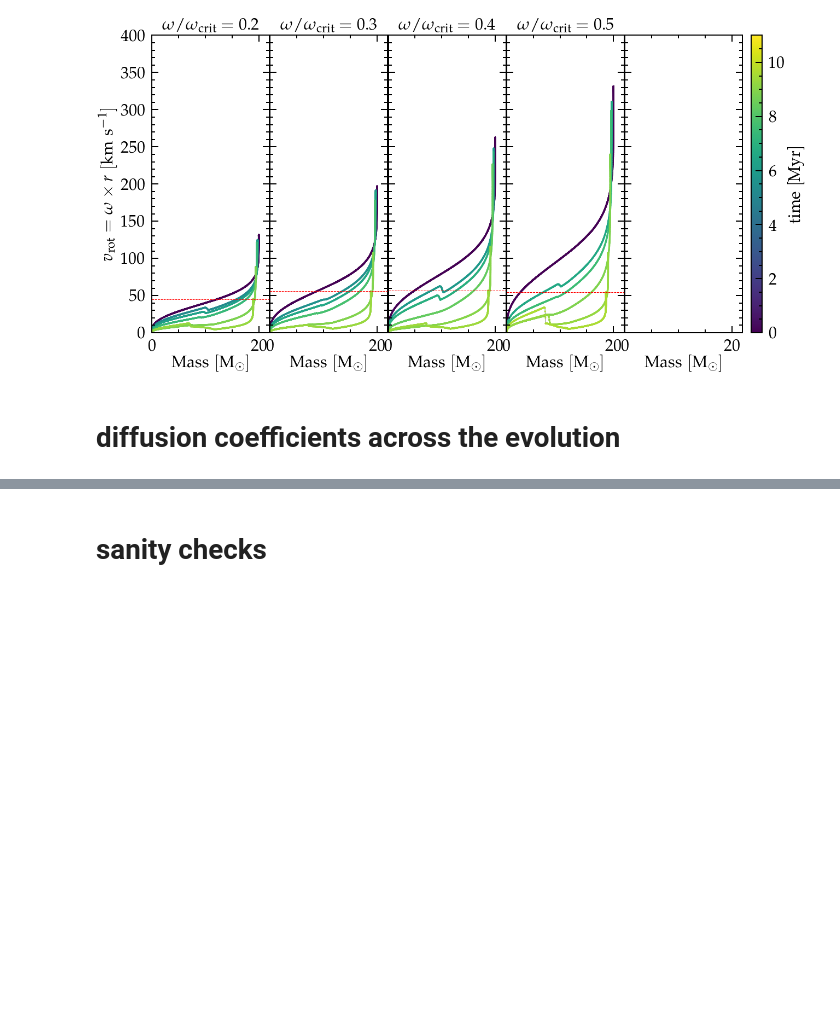
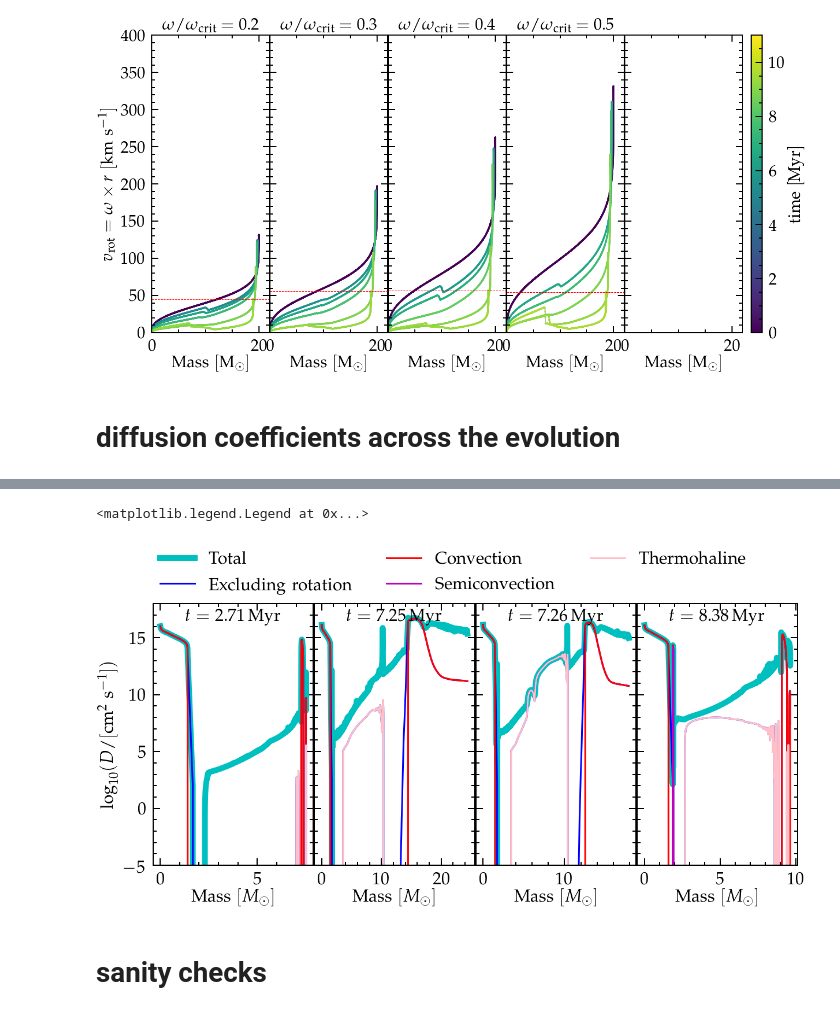
Before and after one commit to mathren/zeta_oph, a Jupyter notebook: notebooks/mixing_and_AM.ipynb, the cells around one changed output, grey strips where cells are left out. Cells and saved outputs as stored; diff of their text form; code cells hidden in the pictures; blank space fills up the shorter version.

Commit message:
updated plot

```diff
--- a/notebooks/mixing_and_AM.ipynb
+++ b/notebooks/mixing_and_AM.ipynb
@@ -487,3 +513,41 @@ fig.savefig('/mnt/home/mrenzo/Templates/zeta_oph/manuscript/figures/D_mix.pdf')
+# %%
+root = "/mnt/home/mrenzo/RUNS/zeta_ophiuchi/M1_25_M2_17_P100_Z0.01/re-run_exponential/"
+
+LOGS = root+"binary_to_postRLOF/LOGS2/"
+LOGS_single = root+"accretor_to_TAMS/LOGS/"
+
+profiles =  [LOGS+'/profile31.data',  # model_number = 1500
+             LOGS+'/profile81.data',  # model_number = 4000
+             LOGS+'/profile111.data', # model_number = 5500
+             LOGS_single+'/profile11.data']
+
+fig = plt.figure(figsize=(20,10))
+gs = gridspec.GridSpec(120, 100)
+ax1 = fig.add_subplot(gs[:100, :25])
+ax2 = fig.add_subplot(gs[:100, 25:50])
+ax3 = fig.add_subplot(gs[:100, 50:75])
+ax4 = fig.add_subplot(gs[:100, 75:])
+# ax_legend = fig.add_subplot(gs[100:,:])
+
+axes = [ax1, ax2, ax3,ax4]
+ax1.set_ylabel(r"$\log_{10}(D / \mathrm{[cm^2\ s^{-1}]})$")
+ax1.set_ylim(-5,18)
+for ax in axes:
+    if ax != ax1:
+        ax.set_yticklabels([])
+    ax.set_ylim(ax1.get_ylim())
+    ax.set_xlabel(r"$\mathrm{Mass \ } [M_\odot]$")
+    # ax.set_xlim(xmin=0, xmax=22.5)
+for pfile in profiles:
+    plot_Dmix_radius(pfile, ax=axes[profiles.index(pfile)])
+
+ax1.legend(loc='lower left', bbox_to_anchor= (0, 1.01), ncol=3,
+            borderaxespad=0, frameon=False)
+
+# fig.savefig('/mnt/home/mrenzo/Templates/zeta_oph/manuscript/figures/D_mix_radius.pdf')
+# %% [output]
+<matplotlib.legend.Legend at 0x...>
+[figure, added]
 # %% [markdown]
 # sanity checks
 # %%
```
Also changed, not shown: parts of 2 cells of this notebook, 1 other file.
